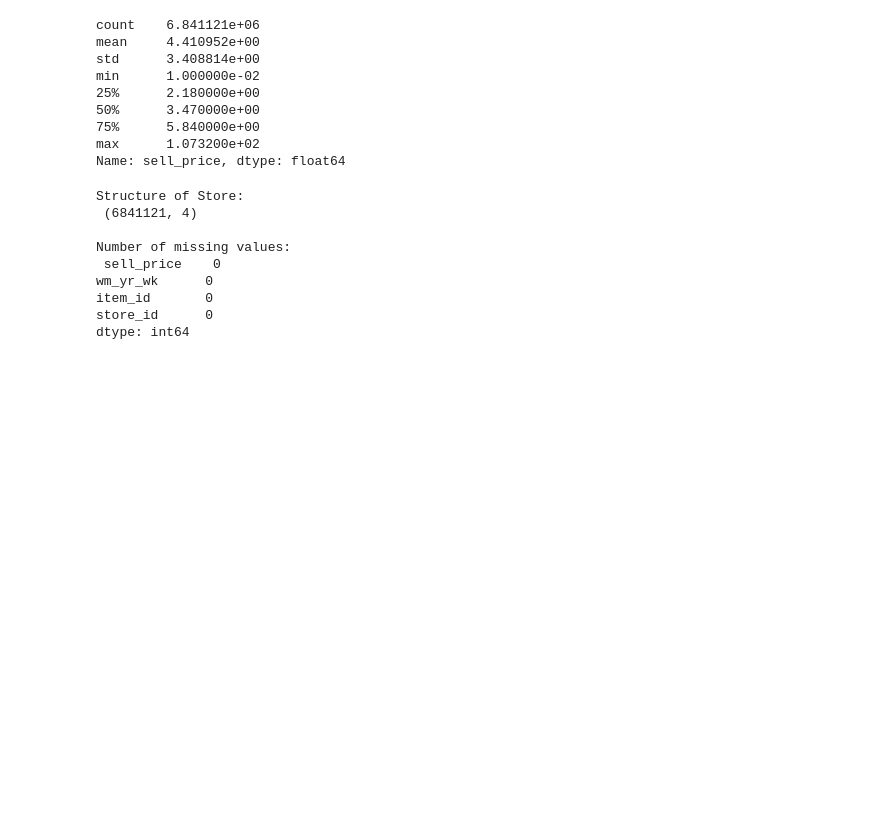
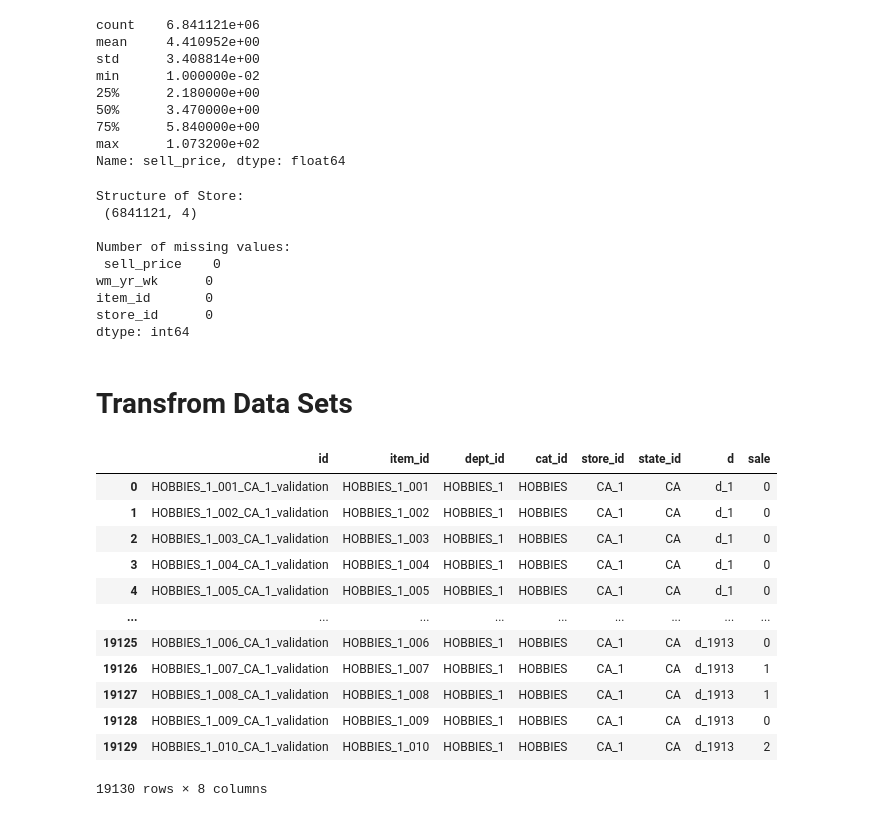
Before and after one commit to dominicdoerig/predicting-sales-data, a Jupyter notebook: m5_challenge/01_data_exploration.ipynb, the cells around one changed output. Saved outputs shown, nothing was run; the diff lists cells and outputs as text; code cells hidden in the pictures; blank space fills up the shorter version.

Commit message:
dataset transformation added

```diff
--- a/m5_challenge/01_data_exploration.ipynb
+++ b/m5_challenge/01_data_exploration.ipynb
@@ -182,3 +167,37 @@ wm_yr_wk      0
 item_id       0
 store_id      0
 dtype: int64
+# %% [markdown]
+# Transfrom Data Sets
+# %%
+def transform_dataframe(df_sales, df_calendar, df_prices, save_to_path=None):
+    df = df_sales.melt(id_vars=['id', 'item_id', 'dept_id', 'cat_id', 'store_id', 'state_id'],
+                       var_name='d',
+                       value_name='sale'
+                       )
+    df.merge(df_calendar, how='left')
+    df.merge(df_prices, how='left')
+
+    if save_to_path is not None:
+        df.to_csv(save_to_path, index=False)
+
+    return df
+# %%
+# Test of function transform_dataframe
+transform_dataframe(df_sales.head(10),
+                    df_calendar, df_prices,
+                    data_preprocessed_dir+'/input_data_complete_merged.csv')
+# %% [output]
+|  | id | item_id | dept_id | cat_id | store_id | state_id | d | sale |
+| 0 | HOBBIES_1_001_CA_1_validation | HOBBIES_1_001 | HOBBIES_1 | HOBBIES | CA_1 | CA | d_1 | 0 |
+| 1 | HOBBIES_1_002_CA_1_validation | HOBBIES_1_002 | HOBBIES_1 | HOBBIES | CA_1 | CA | d_1 | 0 |
+| 2 | HOBBIES_1_003_CA_1_validation | HOBBIES_1_003 | HOBBIES_1 | HOBBIES | CA_1 | CA | d_1 | 0 |
+| 3 | HOBBIES_1_004_CA_1_validation | HOBBIES_1_004 | HOBBIES_1 | HOBBIES | CA_1 | CA | d_1 | 0 |
+| 4 | HOBBIES_1_005_CA_1_validation | HOBBIES_1_005 | HOBBIES_1 | HOBBIES | CA_1 | CA | d_1 | 0 |
+| ... | ... | ... | ... | ... | ... | ... | ... | ... |
+| 19125 | HOBBIES_1_006_CA_1_validation | HOBBIES_1_006 | HOBBIES_1 | HOBBIES | CA_1 | CA | d_1913 | 0 |
+| 19126 | HOBBIES_1_007_CA_1_validation | HOBBIES_1_007 | HOBBIES_1 | HOBBIES | CA_1 | CA | d_1913 | 1 |
+| 19127 | HOBBIES_1_008_CA_1_validation | HOBBIES_1_008 | HOBBIES_1 | HOBBIES | CA_1 | CA | d_1913 | 1 |
+| 19128 | HOBBIES_1_009_CA_1_validation | HOBBIES_1_009 | HOBBIES_1 | HOBBIES | CA_1 | CA | d_1913 | 0 |
+| 19129 | HOBBIES_1_010_CA_1_validation | HOBBIES_1_010 | HOBBIES_1 | HOBBIES | CA_1 | CA | d_1913 | 2 |
+19130 rows × 8 columns
```
Also changed, not shown: parts of 3 cells of this notebook.
